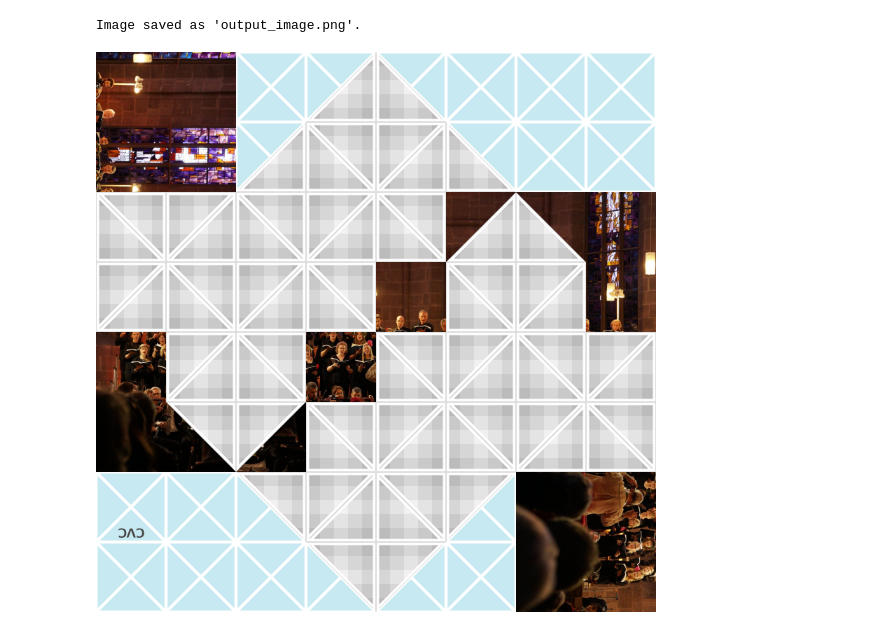
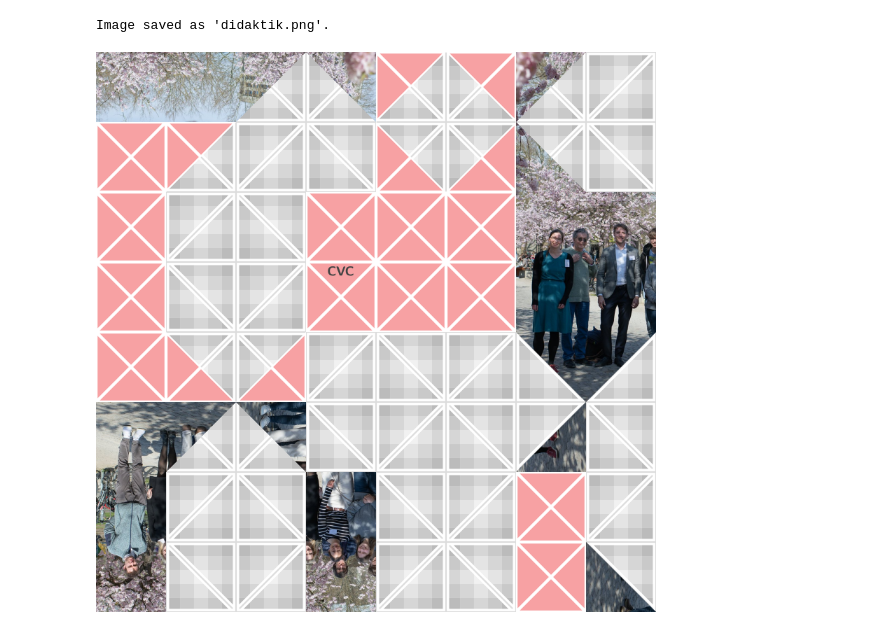
Before and after one commit to CVC97/Foldology-Image-Shuffling, a Jupyter notebook: image_shuffle.ipynb, the cells around one changed output. Saved outputs shown, nothing was run; the diff lists cells and outputs as text; code cells hidden in the pictures.

Commit message:
Added F3 - 59 fold.

```diff
--- a/image_shuffle.ipynb
+++ b/image_shuffle.ipynb
@@ -103,7 +103,7 @@ class ImageShuffle:
 # read in images as array and initializing shuffle classes
 image_didaktik = Image.open('images/motives/AG_Didaktik.png')
 image_didaktik_array = np.asarray(image_didaktik)
-didaktik_shuffle = ImageShuffle(image_didaktik_array)
+didaktik_shuffle = ImageShuffle(image_didaktik_array, 'RED_A')
 
 image_nhk = Image.open('images/motives/NHK.png')
 image_nhk_array = np.asarray(image_nhk)
@@ -121,6 +121,7 @@ fujimoto_shuffle = ImageShuffle(image_fujimoto_array, 'TEAL_A')
 # read in shuffles as panda dataframe
 F3_53_dataframe = pd.read_csv('folds/F3_53.csv', skipinitialspace = True)
 F3_57_dataframe = pd.read_csv('folds/F3_57.csv', skipinitialspace = True)
+F3_59_dataframe = pd.read_csv('folds/F3_59.csv', skipinitialspace = True)
 
 
 # show segmented image
@@ -128,12 +129,15 @@ F3_57_dataframe = pd.read_csv('folds/F3_57.csv', skipinitialspace = True)
 # %%
 # brockendrache_shuffle.shuffle_image(F3_57_dataframe)
 # brockendrache_shuffle.show_out()
 
-nhk_shuffle.shuffle_image(F3_53_dataframe)
-nhk_shuffle.show_out()
+# nhk_shuffle.shuffle_image(F3_53_dataframe, 'BLUE_A')
+# nhk_shuffle.show_out()
 
 # fujimoto_shuffle.shuffle_image(F3_57_dataframe)
 # fujimoto_shuffle.show_out('fujimoto')
+
+didaktik_shuffle.shuffle_image(F3_59_dataframe)
+didaktik_shuffle.show_out('didaktik')
 # %% [output]
-Image saved as 'output_image.png'.
+Image saved as 'didaktik.png'.
-[figure, old version]
+[figure, new version]
```
Also changed, not shown: 8 other files.
